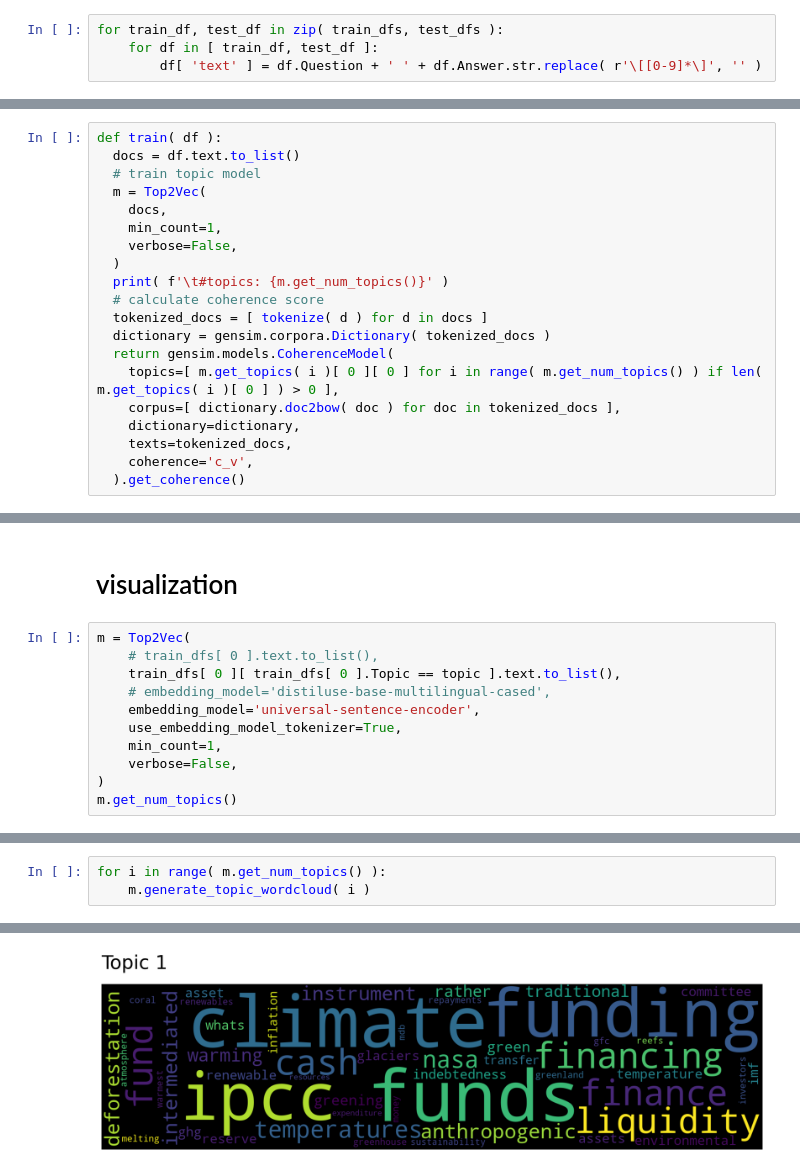
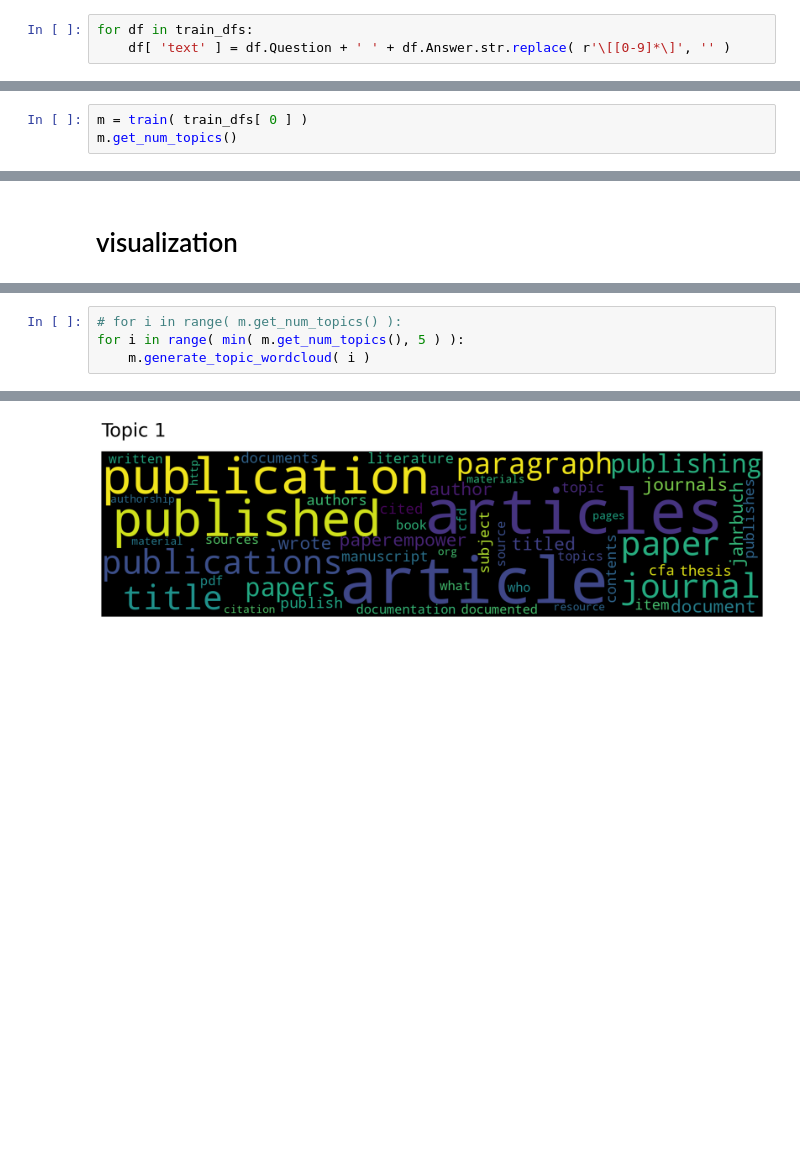
Before and after one commit to TiiQu-Network/Topic-Modelling-, a Jupyter notebook: notebooks/nlpdata_tm_top2vec.ipynb, the cells around one changed output, grey strips where cells are left out. Drawn from its saved outputs; the diff is of its cells as text; blank space fills up the shorter version.

```diff
--- a/notebooks/nlpdata_tm_top2vec.ipynb
+++ b/notebooks/nlpdata_tm_top2vec.ipynb
@@ -64,6 +38,5 @@ test_dfs[ 0 ].head()
 # %% [markdown]
 The only steps involved here are to concatenate `Question` and `Answer` and remove footnote numbers
 # %%
-for train_df, test_df in zip( train_dfs, test_dfs ):
-    for df in [ train_df, test_df ]:
-        df[ 'text' ] = df.Question + ' ' + df.Answer.str.replace( r'\[[0-9]*\]', '' )
+for df in train_dfs:
+    df[ 'text' ] = df.Question + ' ' + df.Answer.str.replace( r'\[[0-9]*\]', '' )
@@ -249,20 +87,0 @@ INFO:top2vec:Downloading universal-sentence-encoder model
-# %%
-def train( df ):
-  docs = df.text.to_list()
-  # train topic model
-  m = Top2Vec(
-    docs,
-    min_count=1,
-    verbose=False,
-  )
-  print( f'\t#topics: {m.get_num_topics()}' )
-  # calculate coherence score
-  tokenized_docs = [ tokenize( d ) for d in docs ]
-  dictionary = gensim.corpora.Dictionary( tokenized_docs )
-  return gensim.models.CoherenceModel(
-    topics=[ m.get_topics( i )[ 0 ][ 0 ] for i in range( m.get_num_topics() ) if len( m.get_topics( i )[ 0 ] ) > 0 ],
-    corpus=[ dictionary.doc2bow( doc ) for doc in tokenized_docs ],
-    dictionary=dictionary,
-    texts=tokenized_docs,
-    coherence='c_v',
-  ).get_coherence()
@@ -285,0 +88,3 @@ np.mean( scores ), np.var( scores ), scores
+# %%
+m = train( train_dfs[ 0 ] )
+m.get_num_topics()
@@ -286,13 +156,2 @@ np.mean( scores ), np.var( scores ), scores
 # %% [markdown]
 # visualization
-# %%
-m = Top2Vec(
-    # train_dfs[ 0 ].text.to_list(),
-    train_dfs[ 0 ][ train_dfs[ 0 ].Topic == topic ].text.to_list(),
-    # embedding_model='distiluse-base-multilingual-cased',
-    embedding_model='universal-sentence-encoder',
-    use_embedding_model_tokenizer=True,
-    min_count=1,
-    verbose=False,
-)
-m.get_num_topics()
@@ -310,4 +158,5 @@ sub-topics: ['financing', 'climate', 'anthropogenic', 'debt', 'agriculture']
 # %%
-for i in range( m.get_num_topics() ):
+# for i in range( m.get_num_topics() ):
+for i in range( min( m.get_num_topics(), 5 ) ):
     m.generate_topic_wordcloud( i )
 # %% [output]
@@ -315 +164 @@ for i in range( m.get_num_topics() ):
-[figure, old version]
+[figure, new version]
```
Also changed, not shown: parts of 31 cells of this notebook.
